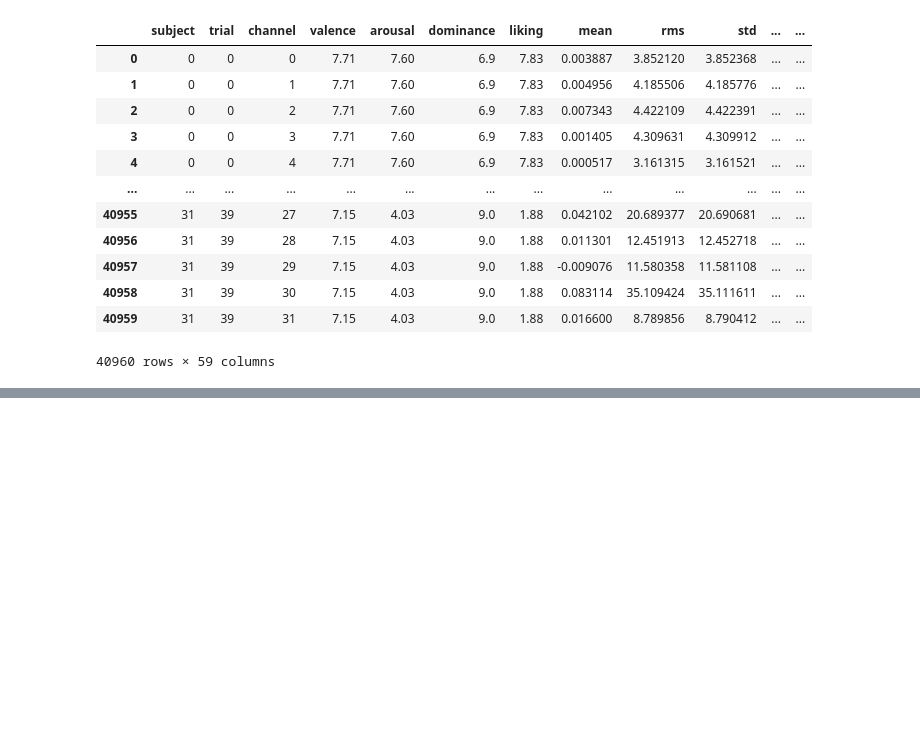
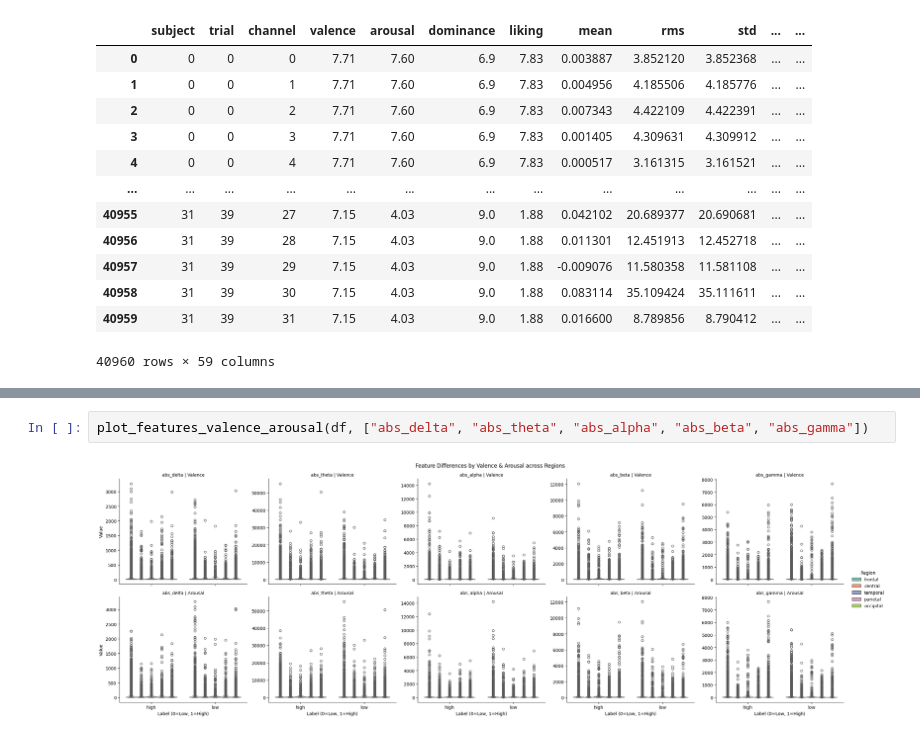
Before and after one commit to AladingKun/EEG-Emotion-Analysis, a Jupyter notebook: EEG_PIPELINE.ipynb, the cells around one changed output, grey strips where cells are left out. Drawn from its saved outputs; the diff is of its cells as text; blank space fills up the shorter version.

Commit message:
Create feature distribution visualization function

```diff
--- a/EEG_PIPELINE.ipynb
+++ b/EEG_PIPELINE.ipynb
@@ -1415,0 +1456,4 @@ df
+# %%
+plot_features_valence_arousal(df, ["abs_delta", "abs_theta", "abs_alpha", "abs_beta", "abs_gamma"])
+# %% [output]
+[figure, added]
```
Also changed, not shown: parts of 7 cells of this notebook, 1 other file.
